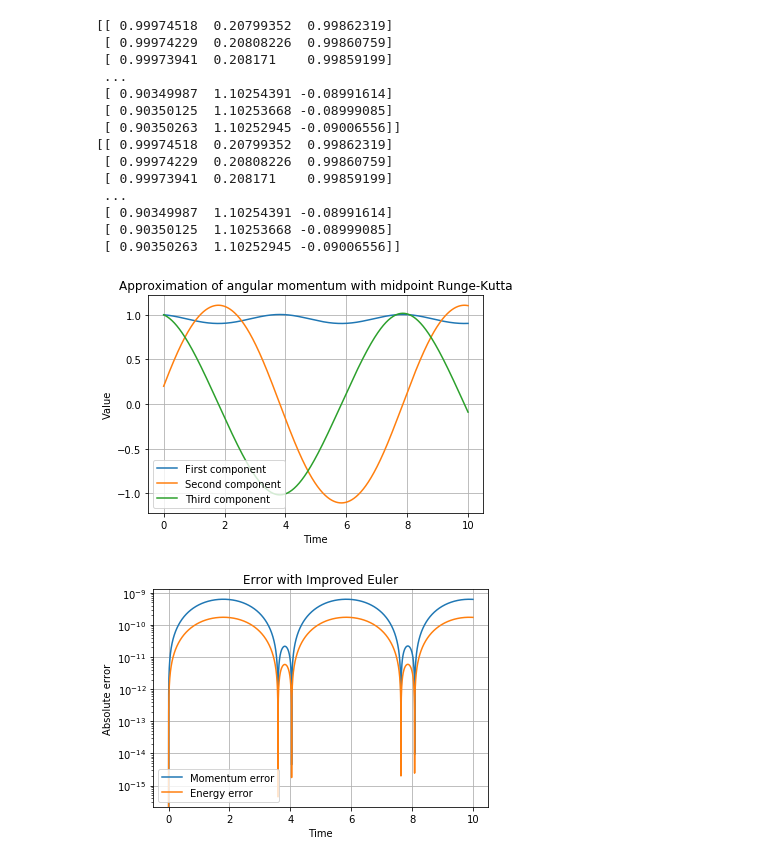
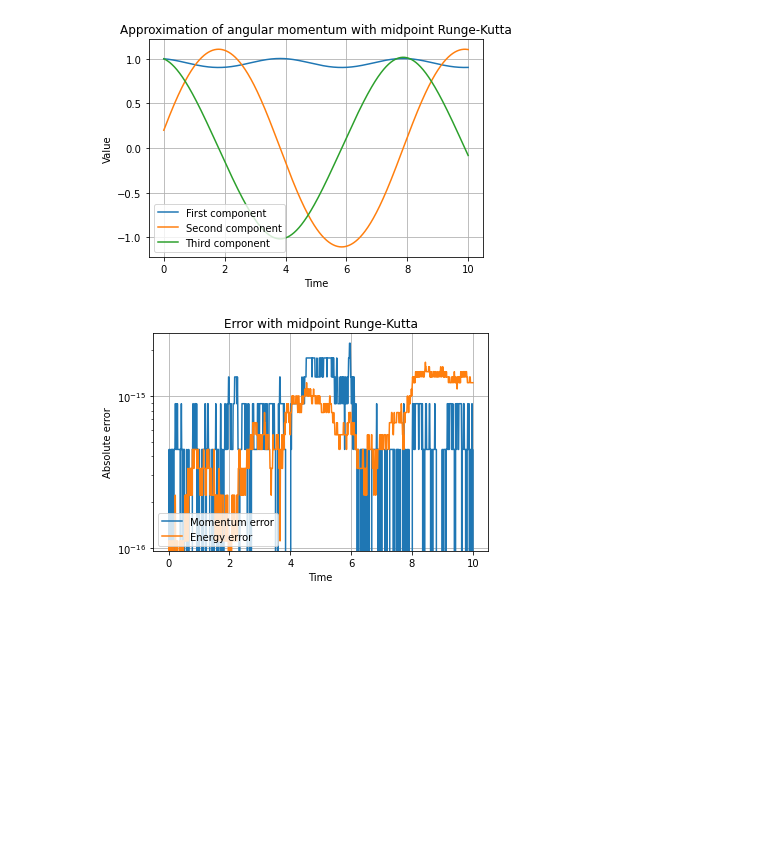
Before and after one commit to Agnar22/NumericalMethods, a Jupyter notebook: Project_3/project.ipynb, the cells around one changed output. Cells and saved outputs as stored; diff of their text form; code cells hidden in the pictures; blank space fills up the shorter version.

```diff
--- a/Project_3/project.ipynb
+++ b/Project_3/project.ipynb
@@ -70,58 +75,44 @@ def fixed_point_iteration(x_0: np.ndarray, func, tol: np.float64, max_iter: np.i
     return x_n
 
 
-def runge_kutta(m_0: np.ndarray, t_inv: np.ndarray, N: int, h: float) -> np.ndarray:
+def runge_kutta(m_0: np.ndarray, t_inv: np.ndarray, N: int, h: float, tol:float=1e-15) -> np.ndarray:
     m_n = m_0
     m = [m_n]
-    f_n_half = lambda x: m_n + (h / 2) * (np.cross(m_n, (t_inv @ m_n)))
+    f_n_half = lambda x: m_n + (h / 2) * (np.cross(x, (t_inv @ x)))
     for n in range(N - 1):
-        m_n_half = fixed_point_iteration(m_n, f_n_half, np.float64(1e-15), 100)
+        m_n_half = fixed_point_iteration(m_n, f_n_half, np.float64(tol), 100)
         #m_n_half = m_n + (h / 2) * (np.cross(m_n, (t_inv @ m_n)))
         m_n = m_n + h * np.cross(m_n_half, (t_inv @ m_n_half))
         m.append(m_n)
     return np.array(m, dtype=np.float64)
 
 
 sol = runge_kutta(m_0, t_inv, N, h)
 
 plt.plot(ts, sol[:, 0], label='First component')
 plt.plot(ts, sol[:, 1], label='Second component')
 plt.plot(ts, sol[:, 2], label='Third component')
 plt.legend(loc='lower left')
 plt.grid()
 plt.xlabel("Time")
 plt.ylabel("Value")
 plt.title("Approximation of angular momentum with midpoint Runge-Kutta")
 plt.show()
 
 momentum_errors = np.array([momentum_error(m_0, x) for x in sol])
 plt.plot(ts, momentum_errors, label='Momentum error')
 energy_errors = np.array([energy_error(m_0, x, t_inv) for x in sol])
 plt.plot(ts, energy_errors, label='Energy error')
 plt.legend(loc='lower left')
 plt.semilogy()
 plt.grid()
 plt.xlabel("Time")
 plt.ylabel("Absolute error")
 plt.title("Error with midpoint Runge-Kutta")
 plt.show()
 # %% [output]
-[[ 0.99974518  0.20799352  0.99862319]
- [ 0.99974229  0.20808226  0.99860759]
- [ 0.99973941  0.208171    0.99859199]
- ...
- [ 0.90349987  1.10254391 -0.08991614]
- [ 0.90350125  1.10253668 -0.08999085]
- [ 0.90350263  1.10252945 -0.09006556]]
-[[ 0.99974518  0.20799352  0.99862319]
- [ 0.99974229  0.20808226  0.99860759]
- [ 0.99973941  0.208171    0.99859199]
- ...
- [ 0.90349987  1.10254391 -0.08991614]
- [ 0.90350125  1.10253668 -0.08999085]
- [ 0.90350263  1.10252945 -0.09006556]]
-[figure, old version]
+[figure, new version]
-[figure, old version]
+[figure, new version]
 # %%
 # Task 1C
 
```
Also changed, not shown: parts of 14 cells of this notebook.
